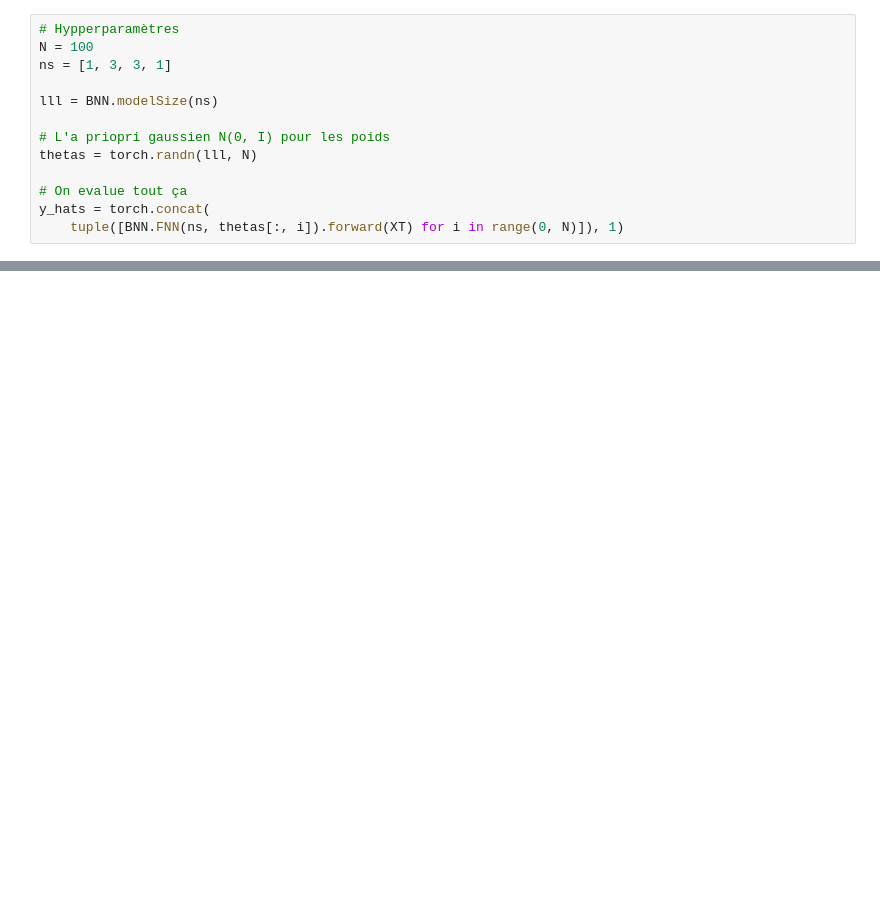
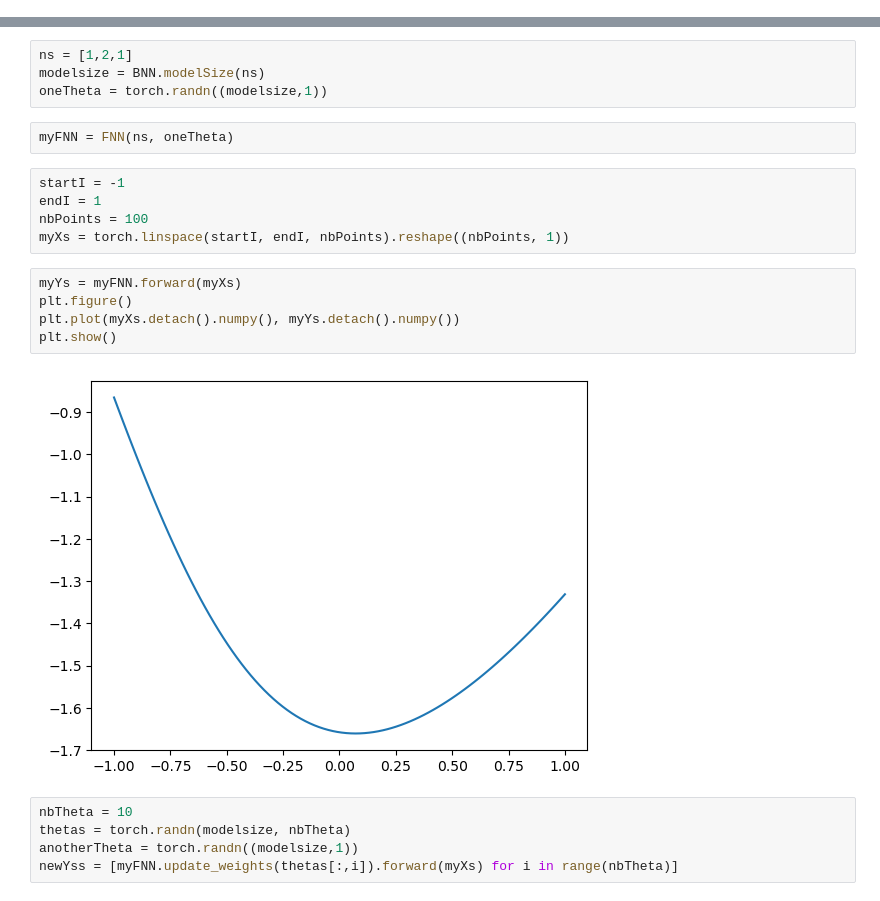
Before and after one commit to Davidson-Lova/PFE_BNN_ABS_SS, a Jupyter notebook: troubleshooting.ipynb, the cells around one changed output, grey strips where cells are left out. Saved outputs shown, nothing was run; the diff lists cells and outputs as text; blank space fills up the shorter version.

Commit message:
weight analysis and only one model

```diff
--- a/troubleshooting.ipynb
+++ b/troubleshooting.ipynb
@@ -90,13 +7,0 @@ y_true = torch.Tensor(y_true).reshape(y_true.shape)
-# %%
-# Hypperparamètres
-N = 100
-ns = [1, 3, 3, 1]
-
-lll = BNN.modelSize(ns)
-
-# L'a priopri gaussien N(0, I) pour les poids
-thetas = torch.randn(lll, N)
-
-# On evalue tout ça
-y_hats = torch.concat(
-    tuple([BNN.FNN(ns, thetas[:, i]).forward(XT) for i in range(0, N)]), 1)
@@ -139,0 +96,23 @@ q25.shape
+# %%
+ns = [1,2,1]
+modelsize = BNN.modelSize(ns)
+oneTheta = torch.randn((modelsize,1))
+# %%
+myFNN = FNN(ns, oneTheta)
+# %%
+startI = -1
+endI = 1
+nbPoints = 100
+myXs = torch.linspace(startI, endI, nbPoints).reshape((nbPoints, 1))
+# %%
+myYs = myFNN.forward(myXs)
+plt.figure()
+plt.plot(myXs.detach().numpy(), myYs.detach().numpy())
+plt.show()
+# %% [output]
+[figure, added]
+# %%
+nbTheta = 10
+thetas = torch.randn(modelsize, nbTheta)
+anotherTheta = torch.randn((modelsize,1))
+newYss = [myFNN.update_weights(thetas[:,i]).forward(myXs) for i in range(nbTheta)]
```
Also changed, not shown: parts of 10 cells of this notebook, 10 other files.
